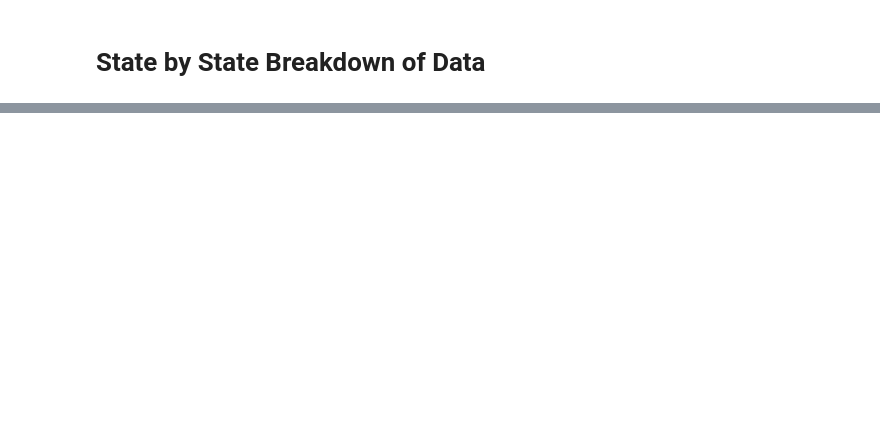
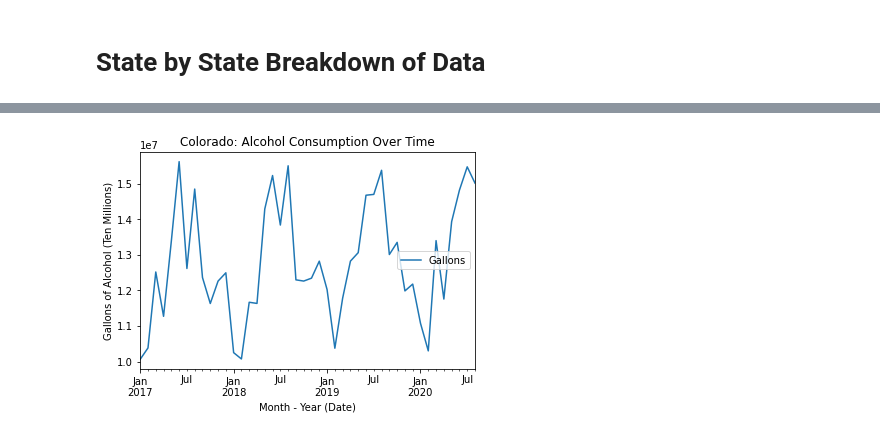
Before and after one commit to shadeetabasi/data-analysis-project-1, a Jupyter notebook: shadee/US_Alcohol_Consumption_Pre_Post_COVID19.ipynb, the cells around one changed output, grey strips where cells are left out. Saved outputs shown, nothing was run; the diff lists cells and outputs as text; code cells hidden in the pictures; blank space fills up the shorter version.

```diff
--- a/shadee/US_Alcohol_Consumption_Pre_Post_COVID19.ipynb
+++ b/shadee/US_Alcohol_Consumption_Pre_Post_COVID19.ipynb
@@ -120,0 +294,27 @@ total_ethanol = state_alcohol_sales_groupby["Gallons"].sum()
+# %%
+#Colorado only
+colorado_df = alcohol_sales_data.loc[alcohol_sales_data["State"] == 'Colorado']
+
+#Groupby year
+colorado_by_year = colorado_df.groupby(['Month - Year (Date)'])
+
+# Find sum of gallons
+colorado_total_gallons = colorado_by_year["Gallons"].sum()
+
+# Find sum of ethanol
+colorado_total_ethanol = colorado_by_year["Ethanol"].sum()
+
+colorado_avg_pop = colorado_by_year["Population"].mean()
+
+# Find average pc
+colorado_avg_pc = colorado_by_year["PerCapita"].mean()
+
+cleaned_colorado_df = pd.DataFrame({
+    "Gallons": colorado_total_gallons,
+    "Ethanol": colorado_total_ethanol,
+    "Population": colorado_avg_pop,
+    "PerCapita": colorado_avg_pc
+
+})
+
+cleaned_colorado_df.head()
@@ -120,0 +329,9 @@ total_ethanol = state_alcohol_sales_groupby["Gallons"].sum()
+# %%
+#Plot Colorado
+cleaned_colorado_df.plot.line( y='Gallons', title="Colorado: Alcohol Consumption Over Time")
+plt.ylabel('Gallons of Alcohol (Ten Millions)')
+
+#Save figure to PNG
+plt.savefig("colorado_alcohol_consumption.png")
+# %% [output]
+[figure, added]
```
Also changed, not shown: parts of 65 cells of this notebook, 18 other files.
